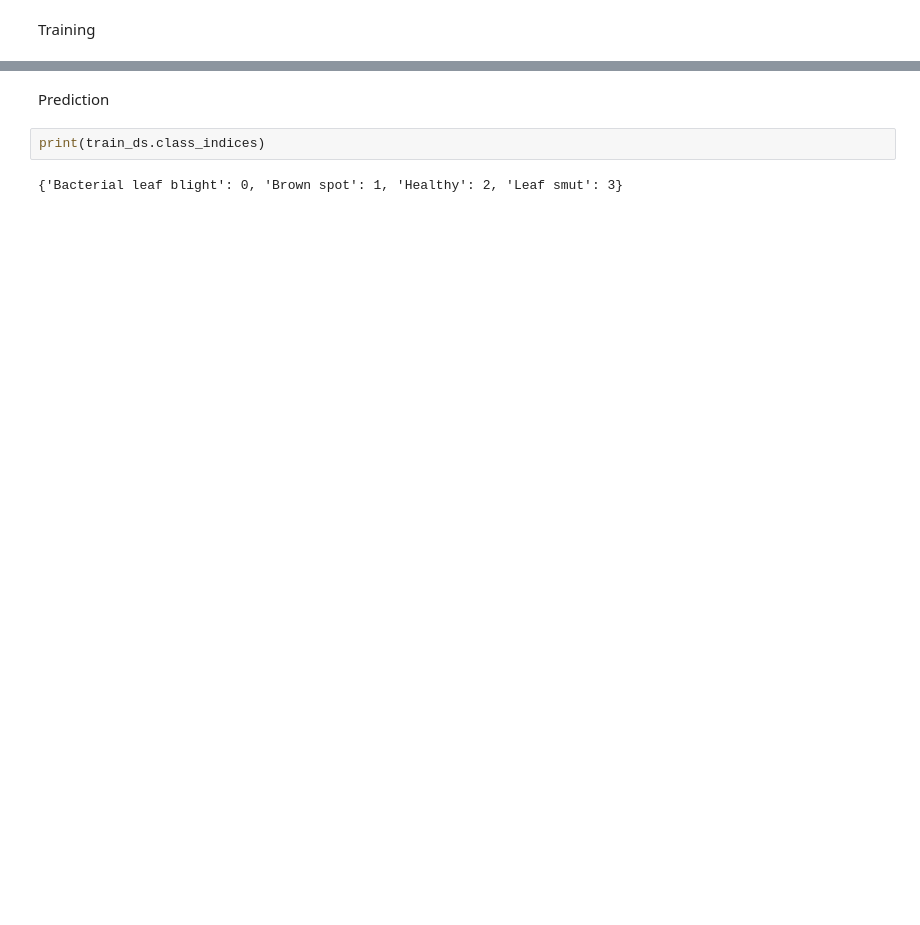
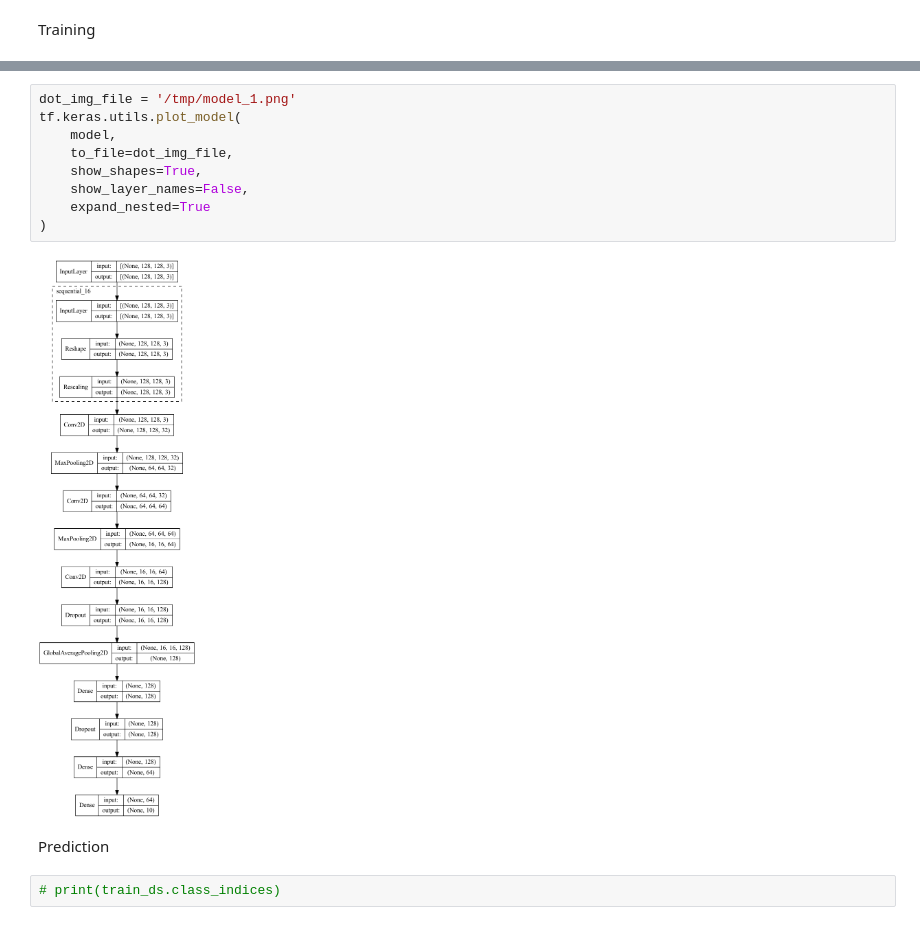
Before and after one commit to debkanchan/tomato-leaf-disease-detection, a Jupyter notebook: debkanchan.ipynb, the cells around one changed output, grey strips where cells are left out. Drawn from its saved outputs; the diff is of its cells as text; blank space fills up the shorter version.

```diff
--- a/debkanchan.ipynb
+++ b/debkanchan.ipynb
@@ -226,7 +257,16 @@ plt.show()
+# %%
+dot_img_file = '/tmp/model_1.png'
+tf.keras.utils.plot_model(
+    model,
+    to_file=dot_img_file,
+    show_shapes=True,
+    show_layer_names=False,
+    expand_nested=True
+)
+# %% [output]
+[figure, added]
 # %% [markdown]
 Prediction
 # %%
-print(train_ds.class_indices)
+# print(train_ds.class_indices)
-# %% [output]
-{'Bacterial leaf blight': 0, 'Brown spot': 1, 'Healthy': 2, 'Leaf smut': 3}
 # %%
```
Also changed, not shown: parts of 16 cells of this notebook, 1 other file.
